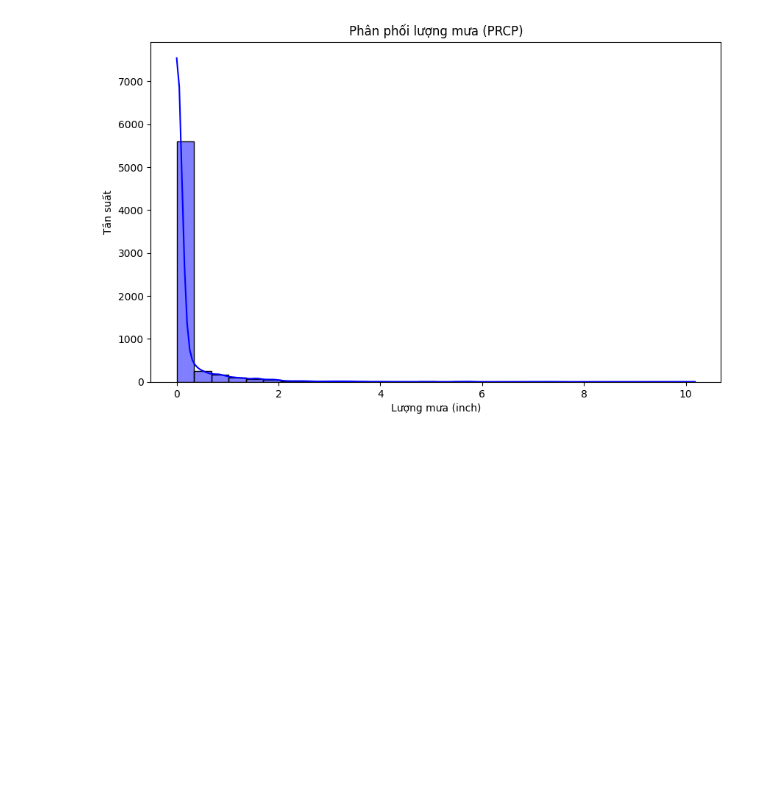
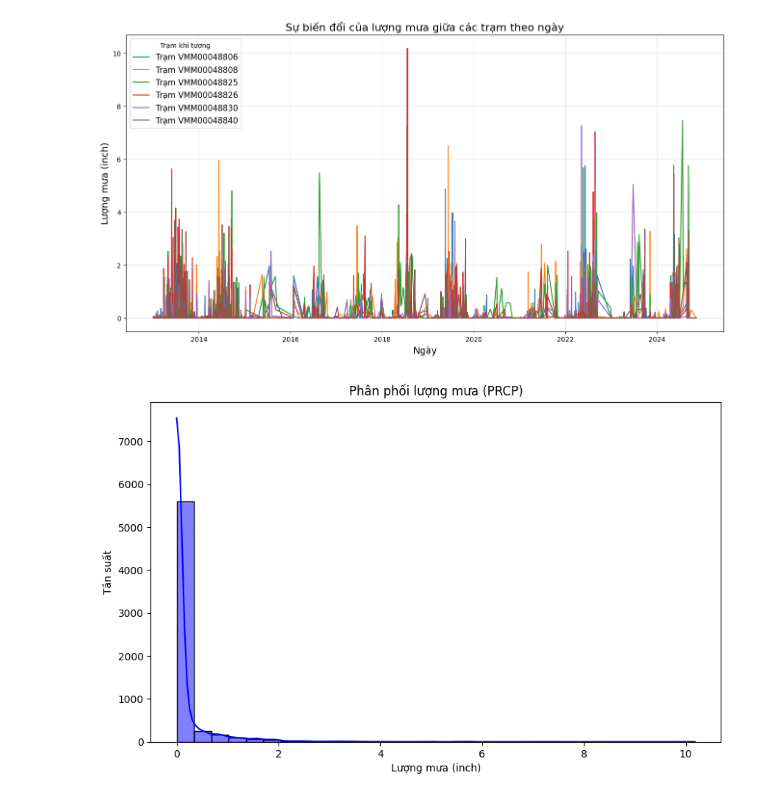
Before and after one commit to huyvanzzz/Data-Processing-Programming, a Jupyter notebook: precipitation.ipynb, the cells around one changed output. Saved outputs shown, nothing was run; the diff lists cells and outputs as text; code cells hidden in the pictures; blank space fills up the shorter version.

```diff
--- a/precipitation.ipynb
+++ b/precipitation.ipynb
@@ -4,6 +4,30 @@ import matplotlib.pyplot as plt
 import seaborn as sns
 
 df = pd.read_csv('data/filtered_data_northern_vietnam.csv')
+# %%
+# Chuyển cột DATE thành định dạng datetime nếu chưa
+df['DATE'] = pd.to_datetime(df['DATE'])
+
+# Nhóm dữ liệu theo DATE và STATION, tính trung bình lượng mưa
+station_daily_prcp = df.groupby(['DATE', 'STATION'])['PRCP'].mean().reset_index()
+
+# Vẽ biểu đồ line plot cho từng trạm
+plt.figure(figsize=(16, 8))
+
+# Lặp qua từng trạm để vẽ đường
+for station in station_daily_prcp['STATION'].unique():
+    station_data = station_daily_prcp[station_daily_prcp['STATION'] == station]
+    plt.plot(station_data['DATE'], station_data['PRCP'], label=f"Trạm {station}")
+
+# Tùy chỉnh biểu đồ
+plt.title("Sự biến đổi của lượng mưa giữa các trạm theo ngày", fontsize=16)
+plt.xlabel("Ngày", fontsize=14)
+plt.ylabel("Lượng mưa (inch)", fontsize=14)
+plt.legend(title="Trạm khí tượng", fontsize=12)
+plt.grid(alpha=0.4)
+plt.show()
+# %% [output]
+[figure, added]
 # %%
 plt.figure(figsize=(10, 6))
 sns.histplot(df['PRCP'], bins=30, kde=True, color="blue")
```
Also changed, not shown: parts of 3 cells of this notebook, 4 other files.
